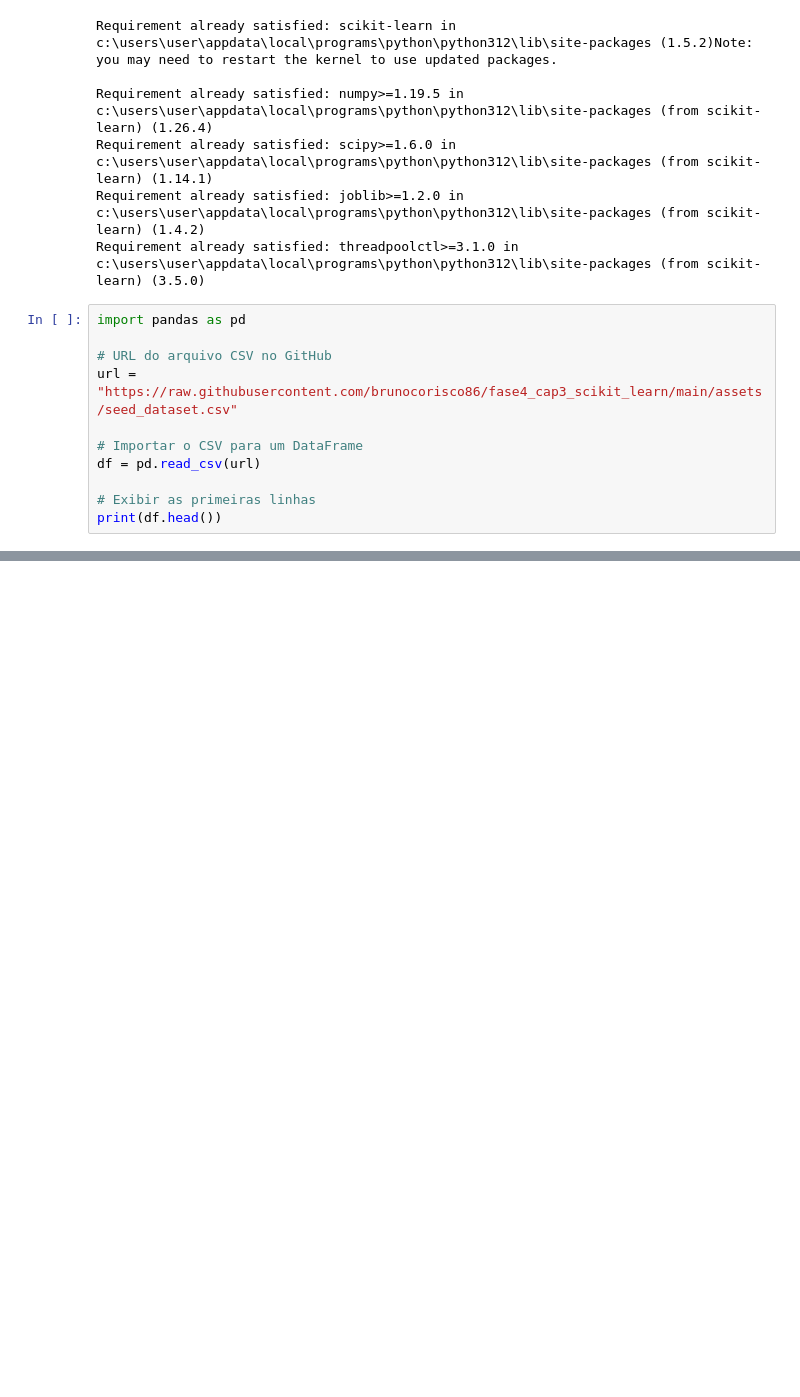
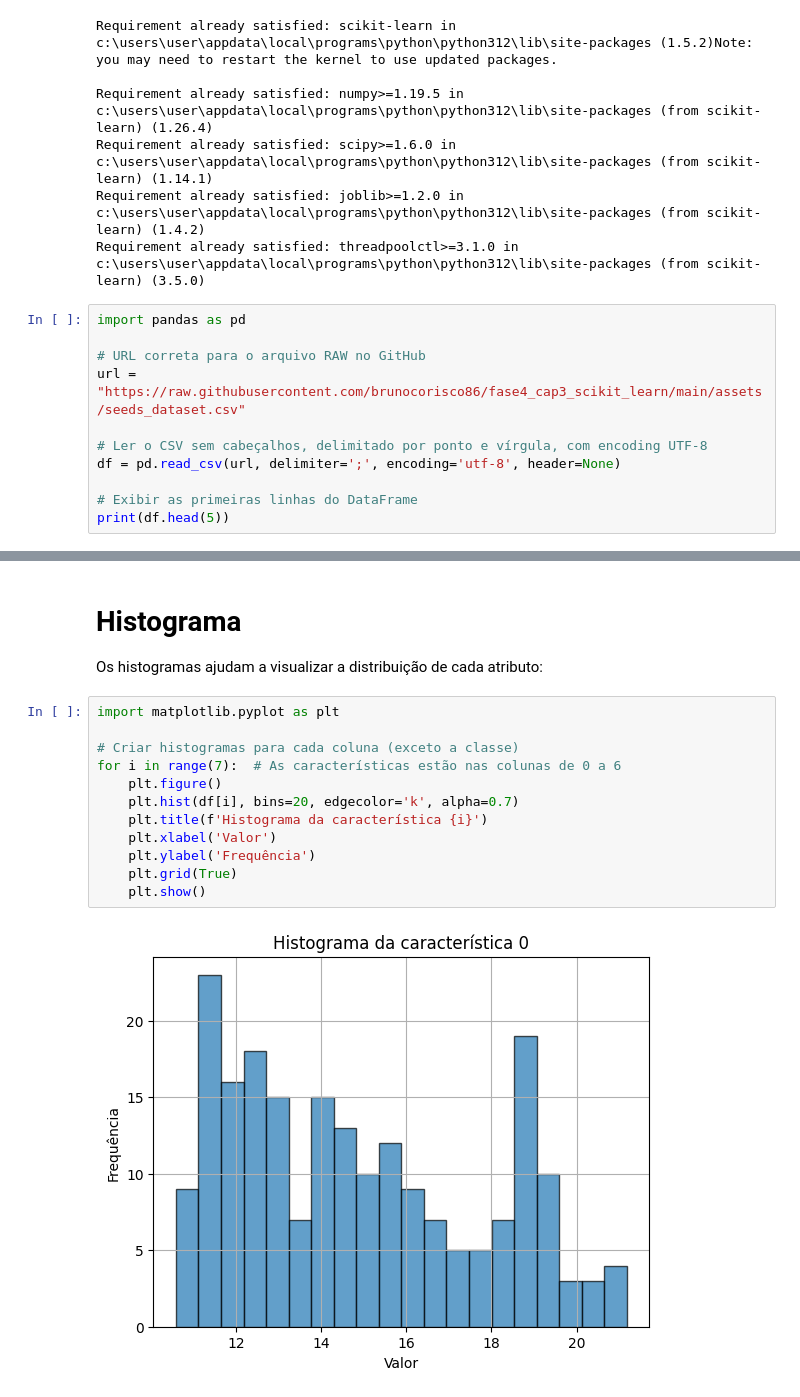
Before and after one commit to brunocorisco86/fase4_cap3_scikit_learn, a Jupyter notebook: src/analise_exp.ipynb, the cells around one changed output, grey strips where cells are left out. Saved outputs shown, nothing was run; the diff lists cells and outputs as text; blank space fills up the shorter version.

```diff
--- a/src/analise_exp.ipynb
+++ b/src/analise_exp.ipynb
@@ -10,12 +10,12 @@ Requirement already satisfied: threadpoolctl>=3.1.0 in c:\users\user\appdata\loc
 # %%
 import pandas as pd
 
-# URL do arquivo CSV no GitHub
-url = "https://raw.githubusercontent.com/brunocorisco86/fase4_cap3_scikit_learn/main/assets/seed_dataset.csv"
+# URL correta para o arquivo RAW no GitHub
+url = "https://raw.githubusercontent.com/brunocorisco86/fase4_cap3_scikit_learn/main/assets/seeds_dataset.csv"
 
-# Importar o CSV para um DataFrame
-df = pd.read_csv(url)
+# Ler o CSV sem cabeçalhos, delimitado por ponto e vírgula, com encoding UTF-8
+df = pd.read_csv(url, delimiter=';', encoding='utf-8', header=None)
 
-# Exibir as primeiras linhas
-print(df.head())
+# Exibir as primeiras linhas do DataFrame
+print(df.head(5))
 # %% [output]
@@ -22,0 +71,17 @@ HTTPError: HTTP Error 404: Not Found
+# %% [markdown]
+# Histograma
+Os histogramas ajudam a visualizar a distribuição de cada atributo:
+# %%
+import matplotlib.pyplot as plt
+
+# Criar histogramas para cada coluna (exceto a classe)
+for i in range(7):  # As características estão nas colunas de 0 a 6
+    plt.figure()
+    plt.hist(df[i], bins=20, edgecolor='k', alpha=0.7)
+    plt.title(f'Histograma da característica {i}')
+    plt.xlabel('Valor')
+    plt.ylabel('Frequência')
+    plt.grid(True)
+    plt.show()
+# %% [output]
+[figure, added]
```
Also changed, not shown: parts of 49 cells of this notebook.
